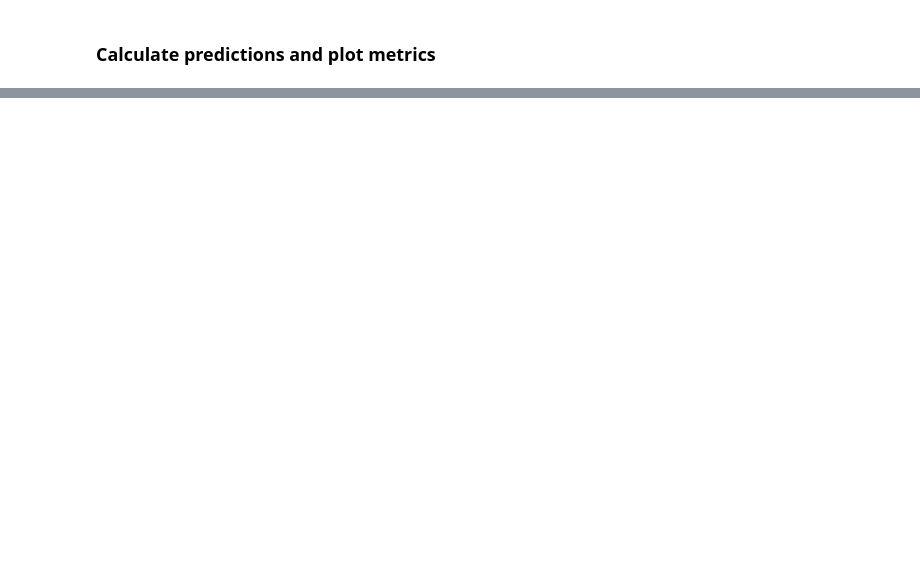
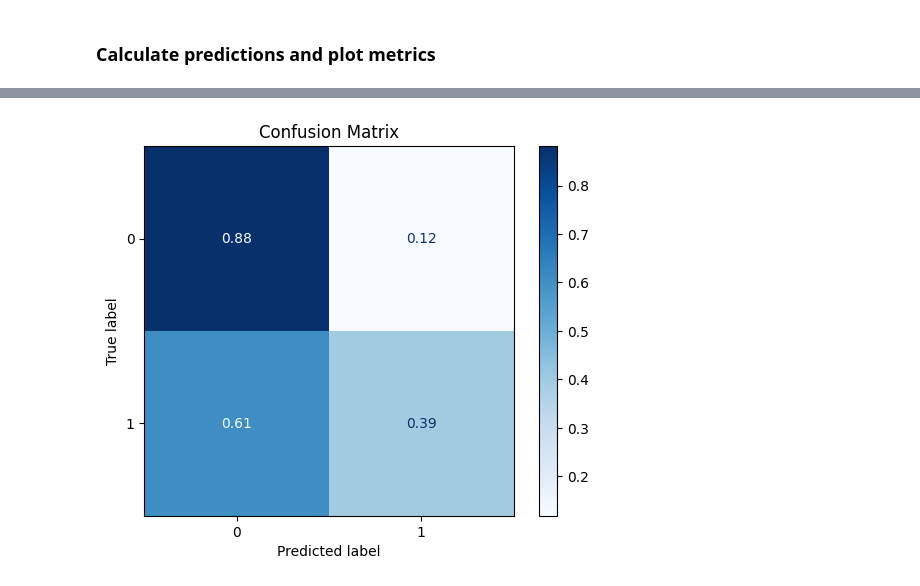
Before and after one commit to manuelfmerino/expression_prediction_AI, a Jupyter notebook: train_random_forest_Mateo.ipynb, the cells around one changed output, grey strips where cells are left out. Drawn from its saved outputs; the diff is of its cells as text; code cells hidden in the pictures; blank space fills up the shorter version.

```diff
--- a/train_random_forest_Mateo.ipynb
+++ b/train_random_forest_Mateo.ipynb
@@ -177,3 +194,14 @@ disp.figure_.savefig('../results/random_forest_Mateo/confusion_matrix.pdf', form
+# %%
+# Normalized confusion matrix
+cm_norm = conf_matrix.astype(float) / conf_matrix.sum(axis=1)[:, None]
+disp = ConfusionMatrixDisplay(confusion_matrix=cm_norm)
+disp.plot(cmap='Blues')
+plt.title('Confusion Matrix')
+plt.show()
+
+disp.figure_.savefig('../results/random_forest_Mateo/confusion_matrix_normalized_80.pdf', format='pdf')
+# %% [output]
+[figure, added]
 # %%
 # ROC curve
 plt.figure(figsize=(6,5))
```
Also changed, not shown: parts of 13 cells of this notebook, 3 other files.
